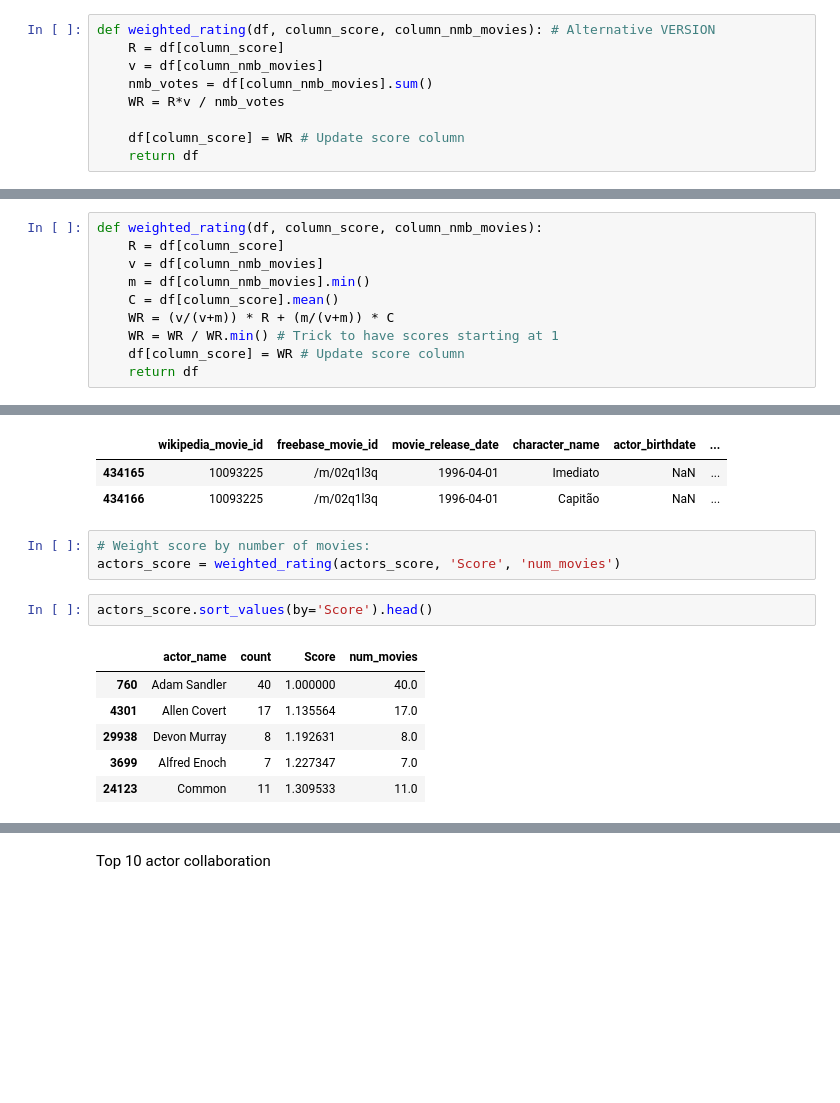
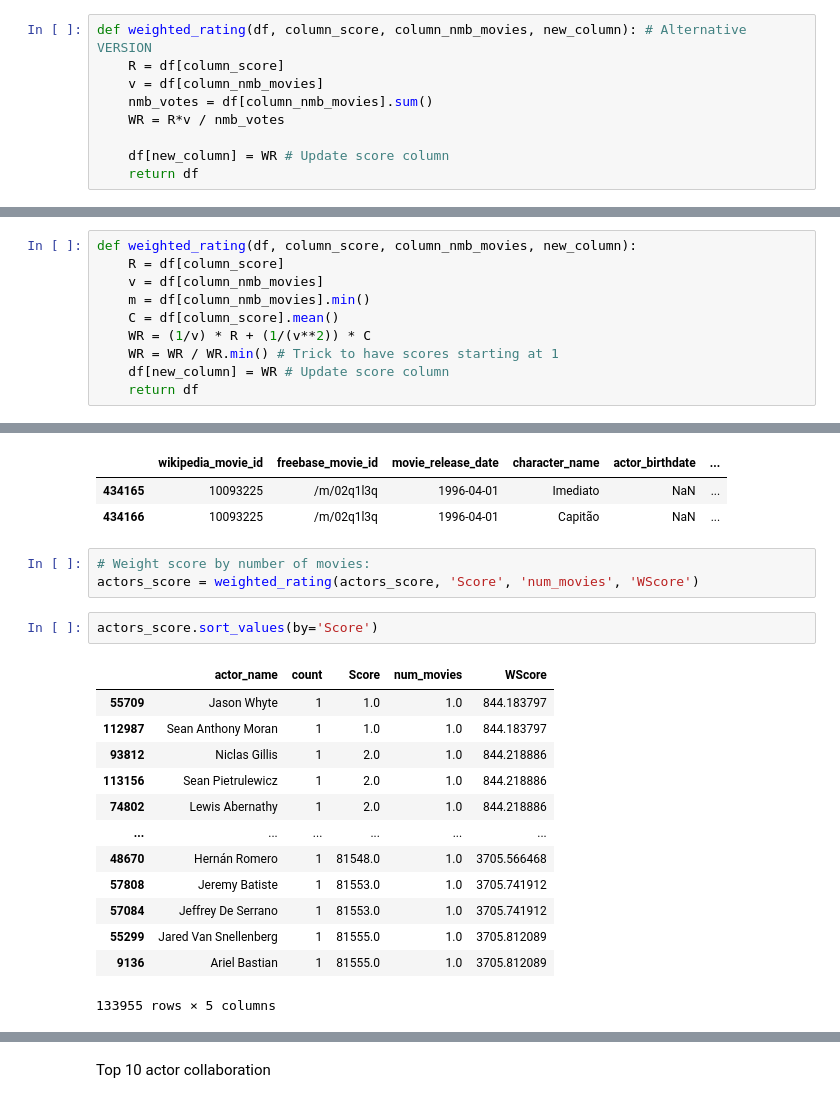
Before and after one commit to epfl-ada/ada-2022-project-theadaholics, a Jupyter notebook: main.ipynb, the cells around one changed output, grey strips where cells are left out. Cells and saved outputs as stored; diff of their text form; blank space fills up the shorter version.

Commit message:
Update scores

```diff
--- a/main.ipynb
+++ b/main.ipynb
@@ -1093,13 +1091,13 @@ where:
 - v = number of movies in which feature i plays a role
 - nmb_votes = number of movies total
 # %%
-def weighted_rating(df, column_score, column_nmb_movies): # Alternative VERSION
+def weighted_rating(df, column_score, column_nmb_movies, new_column): # Alternative VERSION
     R = df[column_score]
     v = df[column_nmb_movies]
     nmb_votes = df[column_nmb_movies].sum()
     WR = R*v / nmb_votes
 
-    df[column_score] = WR # Update score column
+    df[new_column] = WR # Update score column
     return df
 # %% [markdown]
 As done with IMDB rating, we want to weight the score by the number of movies:
@@ -1110,14 +1108,14 @@ where:
 - m = minimum number of movies: 1
 - C = mean score accross all features
 # %%
-def weighted_rating(df, column_score, column_nmb_movies):
+def weighted_rating(df, column_score, column_nmb_movies, new_column):
     R = df[column_score]
     v = df[column_nmb_movies]
     m = df[column_nmb_movies].min()
     C = df[column_score].mean()
-    WR = (v/(v+m)) * R + (m/(v+m)) * C
+    WR = (1/v) * R + (1/(v**2)) * C
     WR = WR / WR.min() # Trick to have scores starting at 1
-    df[column_score] = WR # Update score column
+    df[new_column] = WR # Update score column
     return df
 # %% [markdown]
 #### Added value of actor pairs
@@ -1179,13 +1170,20 @@ characters[characters['actor_name']=='Élcio Sodré']
 | 434166 | 10093225 | /m/02q1l3q | 1996-04-01 | Capitão | NaN | ... |
 # %%
 # Weight score by number of movies:
-actors_score = weighted_rating(actors_score, 'Score', 'num_movies')
+actors_score = weighted_rating(actors_score, 'Score', 'num_movies', 'WScore')
 # %%
-actors_score.sort_values(by='Score').head()
+actors_score.sort_values(by='Score')
 # %% [output]
-|  | actor_name | count | Score | num_movies |
-| 760 | Adam Sandler | 40 | 1.000000 | 40.0 |
-| 4301 | Allen Covert | 17 | 1.135564 | 17.0 |
-| 29938 | Devon Murray | 8 | 1.192631 | 8.0 |
-| 3699 | Alfred Enoch | 7 | 1.227347 | 7.0 |
-| 24123 | Common | 11 | 1.309533 | 11.0 |
+|  | actor_name | count | Score | num_movies | WScore |
+| 55709 | Jason Whyte | 1 | 1.0 | 1.0 | 844.183797 |
+| 112987 | Sean Anthony Moran | 1 | 1.0 | 1.0 | 844.183797 |
+| 93812 | Niclas Gillis | 1 | 2.0 | 1.0 | 844.218886 |
+| 113156 | Sean Pietrulewicz | 1 | 2.0 | 1.0 | 844.218886 |
+| 74802 | Lewis Abernathy | 1 | 2.0 | 1.0 | 844.218886 |
+| ... | ... | ... | ... | ... | ... |
+| 48670 | Hernán Romero | 1 | 81548.0 | 1.0 | 3705.566468 |
+| 57808 | Jeremy Batiste | 1 | 81553.0 | 1.0 | 3705.741912 |
+| 57084 | Jeffrey De Serrano | 1 | 81553.0 | 1.0 | 3705.741912 |
+| 55299 | Jared Van Snellenberg | 1 | 81555.0 | 1.0 | 3705.812089 |
+| 9136 | Ariel Bastian | 1 | 81555.0 | 1.0 | 3705.812089 |
+133955 rows × 5 columns
```
Also changed, not shown: parts of 57 cells of this notebook, 1 other file.
